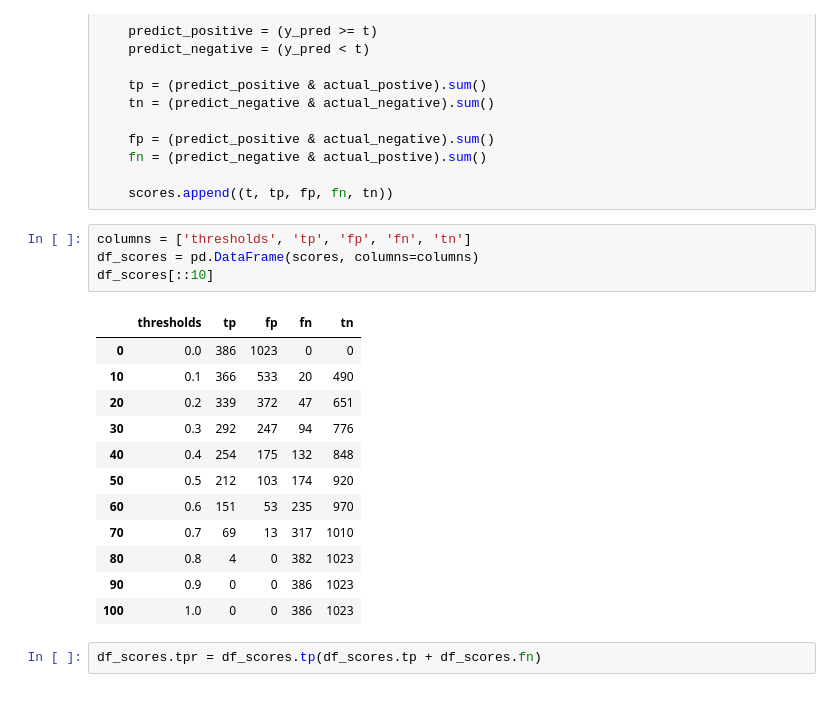
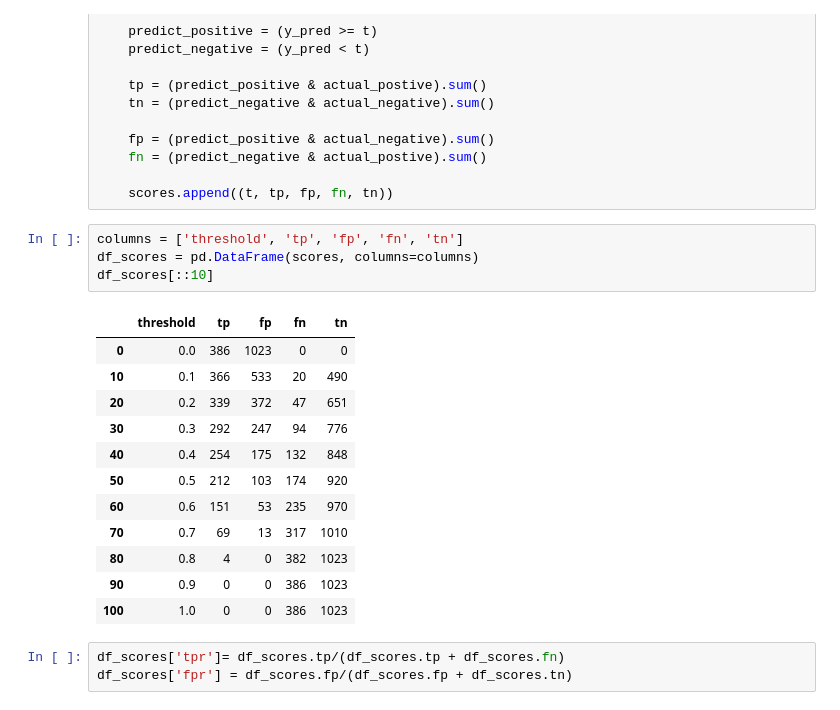
Before and after one commit to MarshallW11/ml-zoomcamp, a Jupyter notebook: 04-Evaluation Metrics for Classification/evaluation-metrics.ipynb, the cells around one changed output. Saved outputs shown, nothing was run; the diff lists cells and outputs as text.

```diff
--- a/04-Evaluation Metrics for Classification/evaluation-metrics.ipynb
+++ b/04-Evaluation Metrics for Classification/evaluation-metrics.ipynb
@@ -251,11 +261,11 @@ for t in thresholds:
 
     scores.append((t, tp, fp, fn, tn))
 # %%
-columns = ['thresholds', 'tp', 'fp', 'fn', 'tn']
+columns = ['threshold', 'tp', 'fp', 'fn', 'tn']
 df_scores = pd.DataFrame(scores, columns=columns)
 df_scores[::10]
 # %% [output]
-|  | thresholds | tp | fp | fn | tn |
+|  | threshold | tp | fp | fn | tn |
 | 0 | 0.0 | 386 | 1023 | 0 | 0 |
 | 10 | 0.1 | 366 | 533 | 20 | 490 |
 | 20 | 0.2 | 339 | 372 | 47 | 651 |
@@ -268,4 +278,5 @@ df_scores[::10]
 | 90 | 0.9 | 0 | 0 | 386 | 1023 |
 | 100 | 1.0 | 0 | 0 | 386 | 1023 |
 # %%
-df_scores.tpr = df_scores.tp(df_scores.tp + df_scores.fn)
+df_scores['tpr']= df_scores.tp/(df_scores.tp + df_scores.fn)
+df_scores['fpr'] = df_scores.fp/(df_scores.fp + df_scores.tn)
```
Also changed, not shown: parts of 19 cells of this notebook.
